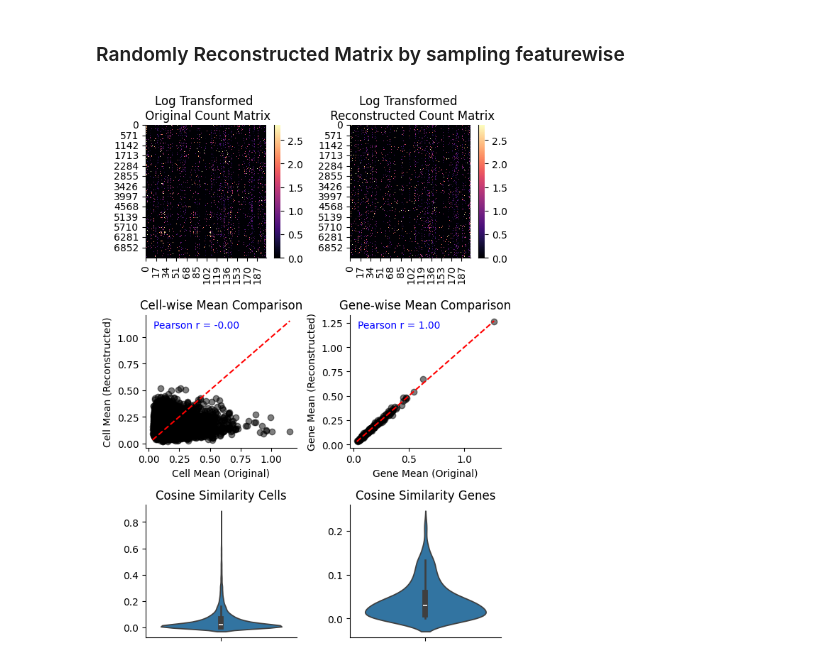
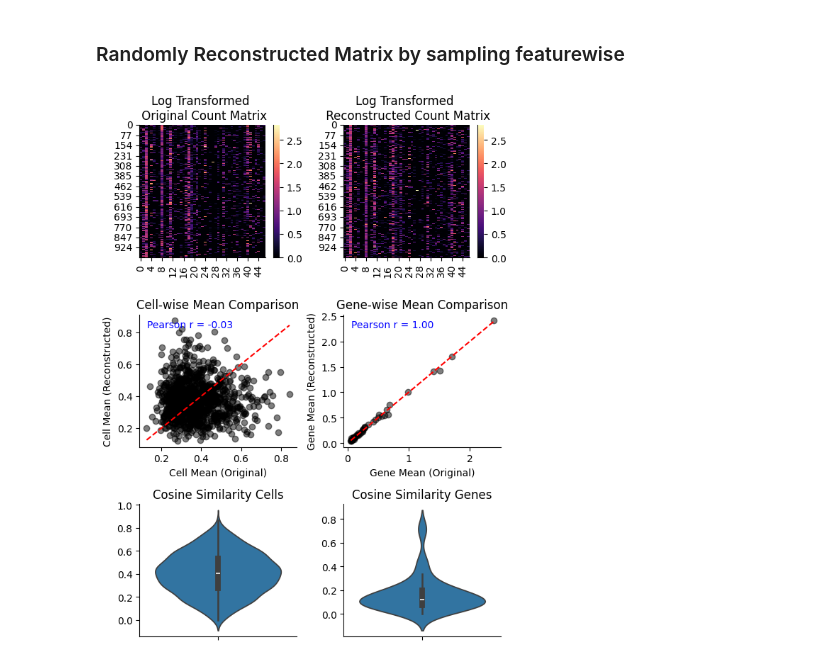
Before and after one commit to egerc/spatial_transcript_inference, a Jupyter notebook: benchmarking_nmf.ipynb, the cells around one changed output. Cells and saved outputs as stored; diff of their text form; code cells hidden in the pictures.

```diff
--- a/benchmarking_nmf.ipynb
+++ b/benchmarking_nmf.ipynb
@@ -39,10 +36,10 @@ create_folders(
 )
 # %%
 celltype = "Stem/TA"
-#adata_sp = (lambda x: x[x.obs["nico_ct"] == celltype])(sc.read_h5ad(Path.cwd() / "data" / "nico_out" / "nico_celltype_annotation.h5ad"))
-adata_sp = sc.read_h5ad(Path.cwd() / "data" / "nico_out" / "nico_celltype_annotation.h5ad")
-#adata_sc = (lambda x: x[x.obs["cluster"] == celltype])(sc.read_h5ad(Path.cwd() / "data" / "inputRef" / "input_ref.h5ad"))
-adata_sc = sc.read_h5ad(Path.cwd() / "data" / "inputRef" / "input_ref.h5ad")
+adata_sp = (lambda x: x[x.obs["nico_ct"] == celltype])(sc.read_h5ad(Path.cwd() / "data" / "nico_out" / "nico_celltype_annotation.h5ad"))
+#adata_sp = sc.read_h5ad(Path.cwd() / "data" / "nico_out" / "nico_celltype_annotation.h5ad")
+adata_sc = (lambda x: x[x.obs["cluster"] == celltype])(sc.read_h5ad(Path.cwd() / "data" / "inputRef" / "input_ref.h5ad"))
+#adata_sc = sc.read_h5ad(Path.cwd() / "data" / "inputRef" / "input_ref.h5ad")
 sc.pp.filter_genes(adata_sp, min_counts=50)
 sc.pp.filter_genes(adata_sc, min_counts=50)
 shared_genes_mask_sc = np.isin(adata_sc.var_names, adata_sp.var_names)
@@ -156,8 +159,8 @@ n_components=20
 ### Randomly Reconstructed Matrix by sampling featurewise
 # %%
 benchmark_reconstruction(
-    adata_sp.X.toarray(),
-    np.apply_along_axis(lambda col: np.random.choice(col, size=len(col), replace=True), axis=0, arr=adata_sp.X.toarray())
+    adata_sp[:, shared_genes].X.toarray(),
+    np.apply_along_axis(lambda col: np.random.choice(col, size=len(col), replace=True), axis=0, arr=adata_sp[:, shared_genes].X.toarray())
 )
 # %% [output]
-[figure, old version]
+[figure, new version]
```
Also changed, not shown: parts of 3 cells of this notebook.
